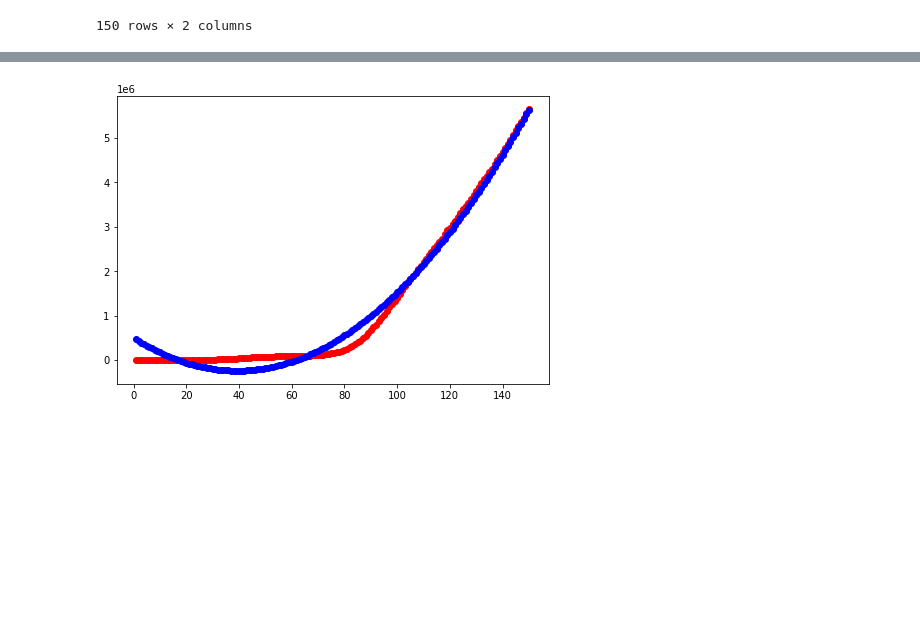
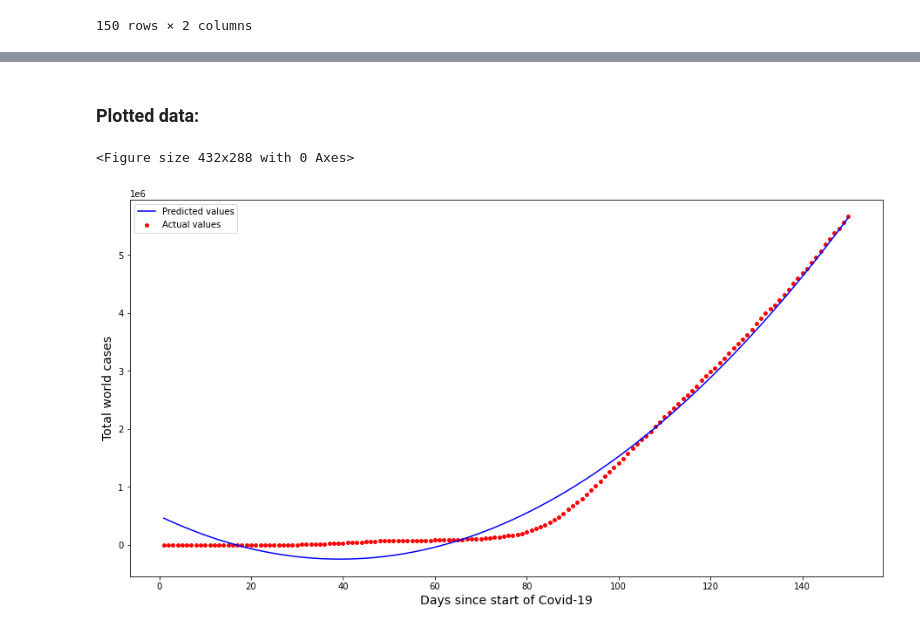
Before and after one commit to radinshayanfar/AUT_ALA, a Jupyter notebook: lin_regression.ipynb, the cells around one changed output, grey strips where cells are left out. Drawn from its saved outputs; the diff is of its cells as text; code cells hidden in the pictures; blank space fills up the shorter version.

```diff
--- a/lin_regression.ipynb
+++ b/lin_regression.ipynb
@@ -11,4 +24,9 @@ cv_data.rename(columns={'World': 'y'}, inplace=True)
 # %%
+cv_data = pd.read_csv('total_cases.csv')[['World']]
+
+# cv_data = cv_data[['World']]
+cv_data.rename(columns={'World': 'y'}, inplace=True)
+
 # cv_data.insert(0, '0', 1)
 cv_data.insert(0, 'x', range(1, len(cv_data) + 1))
 # cv_data.insert(2, '2', cv_data['1'] ** 2)
@@ -64,8 +88,18 @@ def predict(theta, x):
+# %% [markdown]
+### Plotted data:
 # %%
 fig = plt.figure()
+fig = plt.figure(figsize=(12, 6))
 ax = fig.add_axes([0,0,1,1])
-ax.scatter(np_array[:, 0], np_array[:, -1], color='r')
-ax.scatter(np_array[:, 0], predict(theta, np_array[:, 0][..., np.newaxis]), color='b')
+
+ax.scatter(np_array[:, 0], np_array[:, -1], color='r', s=15, label='Actual values')
+ax.plot(np_array[:, 0][..., np.newaxis], predict(theta, np_array[:, 0][..., np.newaxis]), color='b', label='Predicted values')
+
+plt.xlabel('Days since start of Covid-19', fontsize=14)
+plt.ylabel('Total world cases', fontsize=14)
+plt.legend(loc="upper left")
+
 plt.show()
 # %% [output]
+<Figure size 432x288 with 0 Axes>
-[figure, old version]
+[figure, new version]
```
Also changed, not shown: parts of 16 cells of this notebook.
